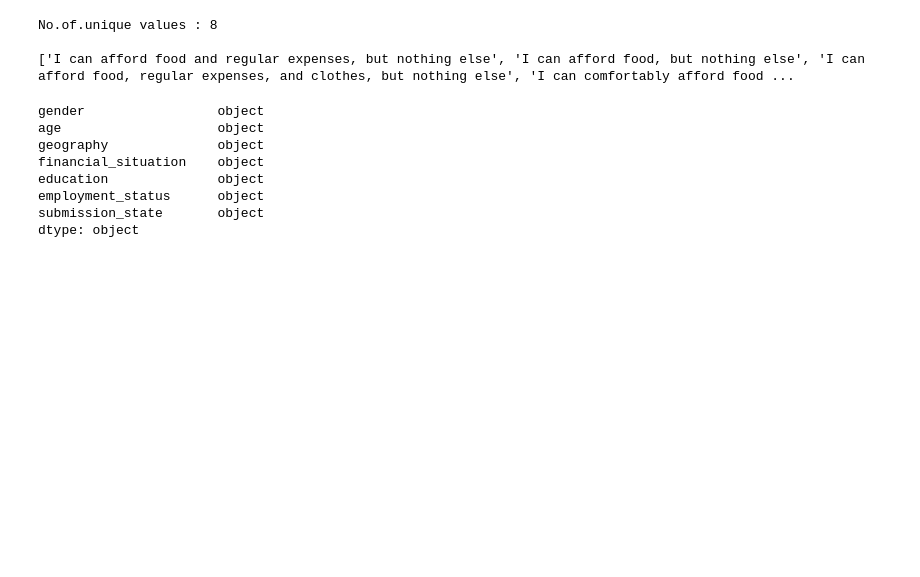
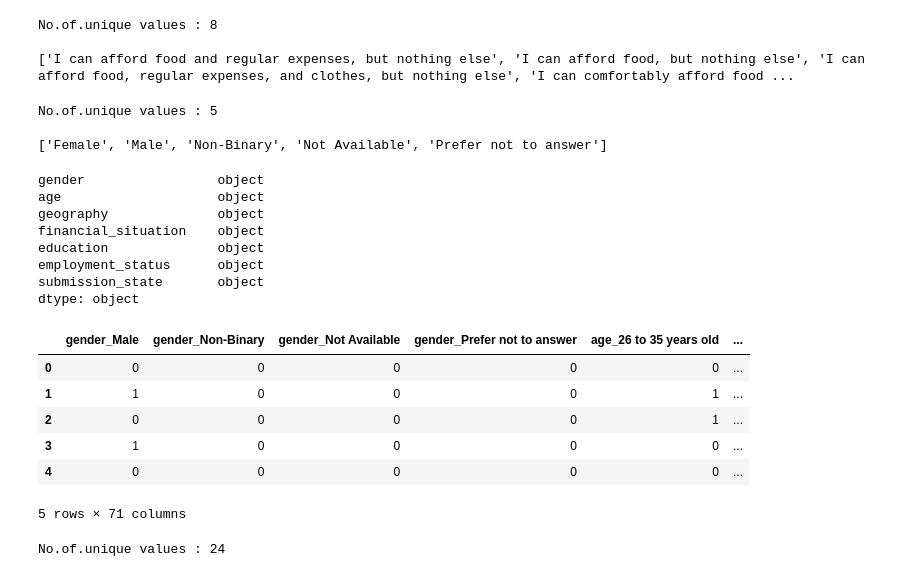
Before and after one commit to dsatyam09/06_Aspire-Intelligence-1-, a Jupyter notebook: pre_dataset.ipynb, the cells around one changed output. Saved outputs shown, nothing was run; the diff lists cells and outputs as text; code cells hidden in the pictures; blank space fills up the shorter version.

```diff
--- a/pre_dataset.ipynb
+++ b/pre_dataset.ipynb
@@ -88,9 +76,6 @@ a = df['age'].unique()
 print(sorted(a))
 # %% [output]
 ['16 to 25 years old', '26 to 35 years old', '36 to 45 years old', 'Not Available', 'Over 45 years old', 'Under 16']
-# %%
-df['gender'] = df['gender'].replace(['Female'], '0')
-df['gender'] = df['gender'].replace(['Male'], '1')
 # %%
 df.head()
 # %% [output]
@@ -127,6 +112,18 @@ print(sorted(a))
 No.of.unique values : 8
 
 ['I can afford food and regular expenses, but nothing else', 'I can afford food, but nothing else', 'I can afford food, regular expenses, and clothes, but nothing else', 'I can comfortably afford food ...
+# %%
+n = len(pd.unique(df['gender']))
+print("No.of.unique values :",n)
+
+print()
+
+a = df['gender'].unique()
+print(sorted(a))
+# %% [output]
+No.of.unique values : 5
+
+['Female', 'Male', 'Non-Binary', 'Not Available', 'Prefer not to answer']
 # %%
 df = df.drop('can_children_observe_deterioration_of_basic_services_of_school', axis=1)
 df = df.drop('do_children_3_and_17_yrs_receive_regular_school_meals', axis=1)
@@ -142,3 +139,20 @@ education              object
 employment_status      object
 submission_state       object
 dtype: object
+# %%
+final_data = pd.get_dummies(df, drop_first = True)
+# %%
+final_data.head()
+# %% [output]
+|  | gender_Male | gender_Non-Binary | gender_Not Available | gender_Prefer not to answer | age_26 to 35 years old | ... |
+| 0 | 0 | 0 | 0 | 0 | 0 | ... |
+| 1 | 1 | 0 | 0 | 0 | 1 | ... |
+| 2 | 0 | 0 | 0 | 0 | 1 | ... |
+| 3 | 1 | 0 | 0 | 0 | 0 | ... |
+| 4 | 0 | 0 | 0 | 0 | 0 | ... |
+5 rows × 71 columns
+# %%
+n = len(pd.unique(df['submission_state']))
+print("No.of.unique values :",n)
+# %% [output]
+No.of.unique values : 24
```
Also changed, not shown: parts of 3 cells of this notebook.
